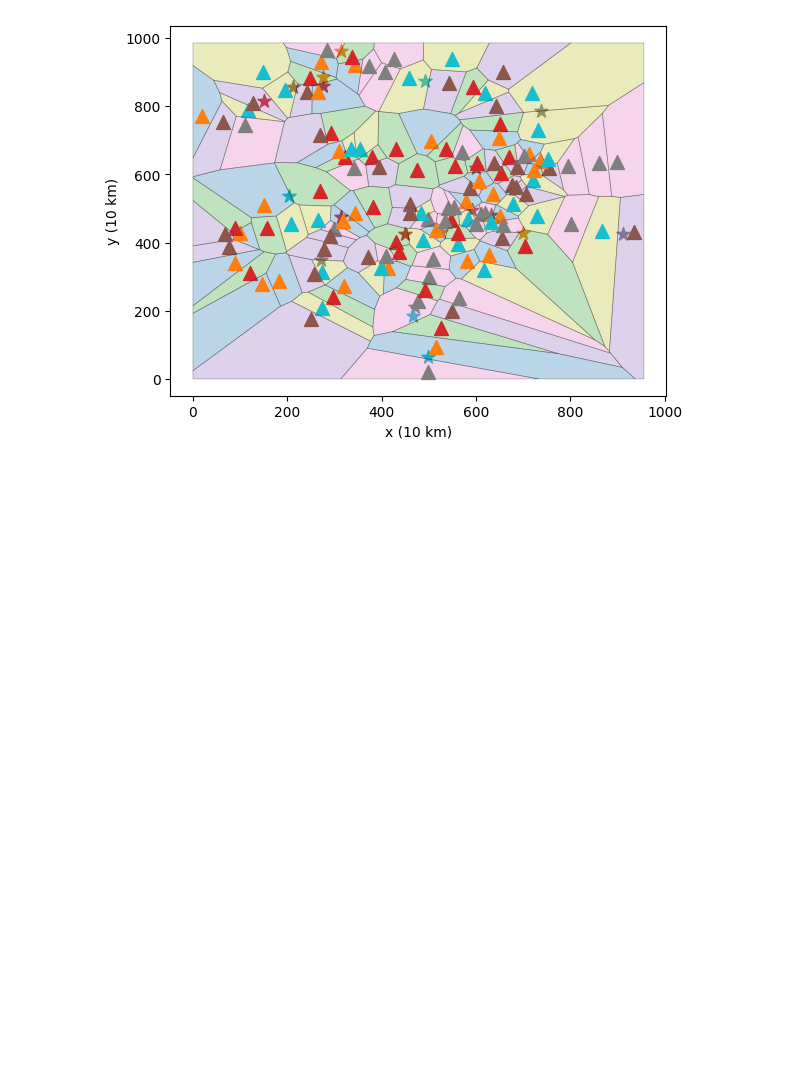
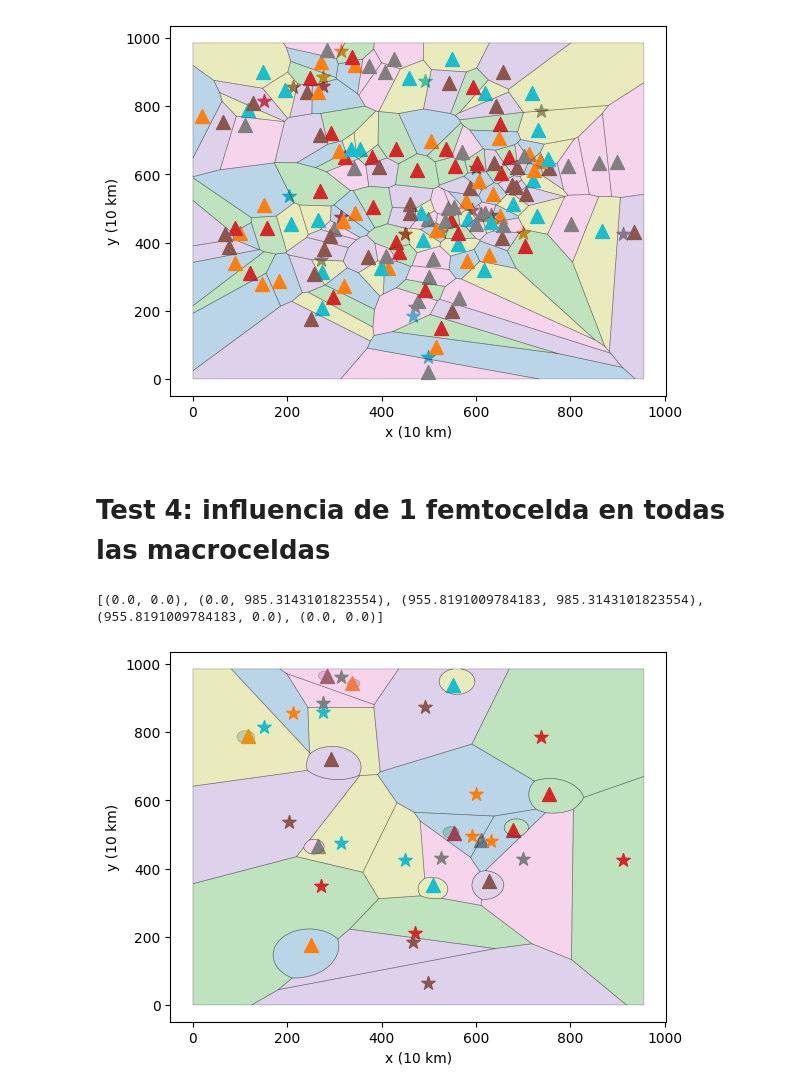
Before and after one commit to 6G-XTREME/PoF_Simulator, a Jupyter notebook: mocks/pruebas_mapa_cobertura/test_femtoceldas_en_todos_nodos.ipynb, the cells around one changed output. Cells and saved outputs as stored; diff of their text form; code cells hidden in the pictures; blank space fills up the shorter version.

```diff
--- a/mocks/pruebas_mapa_cobertura/test_femtoceldas_en_todos_nodos.ipynb
+++ b/mocks/pruebas_mapa_cobertura/test_femtoceldas_en_todos_nodos.ipynb
@@ -147,9 +147,9 @@ celdas = []
 assocciated_nodes = []
 for node in graph.nodes:
     if node.type == "HL5":
-        celdas.append((node.pos[0] * scaling_factor, node.pos[1] * scaling_factor, 0.1))
+        celdas.append((node.pos[0] * scaling_factor, node.pos[1] * scaling_factor, 10))
     else:
-        celdas.append((node.pos[0] * scaling_factor, node.pos[1] * scaling_factor, 40))
+        celdas.append((node.pos[0] * scaling_factor, node.pos[1] * scaling_factor, 10000))
     assocciated_nodes.append(node)
 
 fig, ax = plt.subplots()
@@ -183,3 +183,63 @@ ax.set_ylabel(f"y ({scaling_factor} km)")
 plt.show()
 # %% [output]
 [figure]
+# %% [markdown]
+# Test 4: influencia de 1 femtocelda en todas las macroceldas
+# %%
+
+# Suponemos que todos los nodos HL5 tienen una femtocelda y todos los nodos HL4 tienen una macrocelda
+# Pasamos todas las coordenadas de los nodos a la lista, y la p_tx será 40 para los HL4 (macrocelda) y 0.1 para las femtoceldas
+
+celdas = []
+assocciated_nodes = []
+p_tx_fem = 1
+p_tx_macro = 50
+scaling_factor = 10
+for node in graph.nodes:
+    if node.type == "HL4":
+        # celdas.append((node.pos[0] * scaling_factor, node.pos[1] * scaling_factor, p_tx_fem))
+        assocciated_nodes.append(node)
+    elif random.rand() < 0.1:
+        # celdas.append((node.pos[0] * scaling_factor, node.pos[1] * scaling_factor, p_tx_macro))
+        assocciated_nodes.append(node)
+
+assocciated_nodes = sorted(assocciated_nodes, key=lambda x: x.type == "HL4", reverse=True)
+for node in assocciated_nodes:
+    if node.type == "HL4":
+        celdas.append((node.pos[0] * scaling_factor, node.pos[1] * scaling_factor, p_tx_macro))
+    else:
+        celdas.append((node.pos[0] * scaling_factor, node.pos[1] * scaling_factor, p_tx_fem))
+
+
+alpha_loss = 4
+base_area = [(x * scaling_factor, y * scaling_factor) for x, y in graph.network_polygon_bounds]
+print(base_area)
+
+regions = create_regions(len(celdas), np.array(celdas), alpha_loss, polygon_bounds=base_area)
+
+
+# Plot each region with a different color
+fig, ax = plt.subplots()
+
+colors = ['red', 'blue', 'green']
+for i in range(len(regions)-1, -1, -1):
+    region = regions[i]
+    if isinstance(region, Polygon):
+        x, y = region.exterior.coords.xy
+        ax.fill(x, y, alpha=0.3, label=f'Region {i}', edgecolor='black', linewidth=0.5)
+
+
+    # Add the base stations to the plot
+    node_assoc = assocciated_nodes[i]
+    shape = "*" if node_assoc.type == "HL4" else "^"
+    ax.scatter(node_assoc.pos[0] * scaling_factor, node_assoc.pos[1] * scaling_factor, label=f'Base Station {i}', marker=shape, s=100)
+
+# ax.set_xlim(13, 16)
+# ax.set_ylim(9, 11)
+# ax.legend()
+ax.set_xlabel(f"x ({scaling_factor} km)")
+ax.set_ylabel(f"y ({scaling_factor} km)")
+plt.show()
+# %% [output]
+[(0.0, 0.0), (0.0, 985.3143101823554), (955.8191009784183, 985.3143101823554), (955.8191009784183, 0.0), (0.0, 0.0)]
+[figure, added]
```
Also changed, not shown: parts of 4 cells of this notebook, 2 other files.
